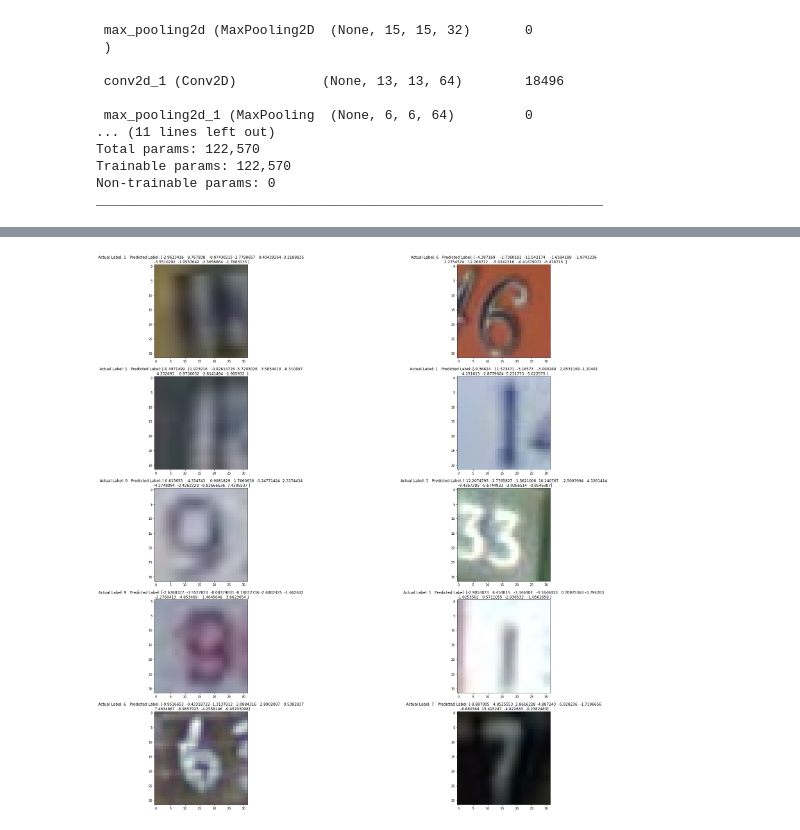
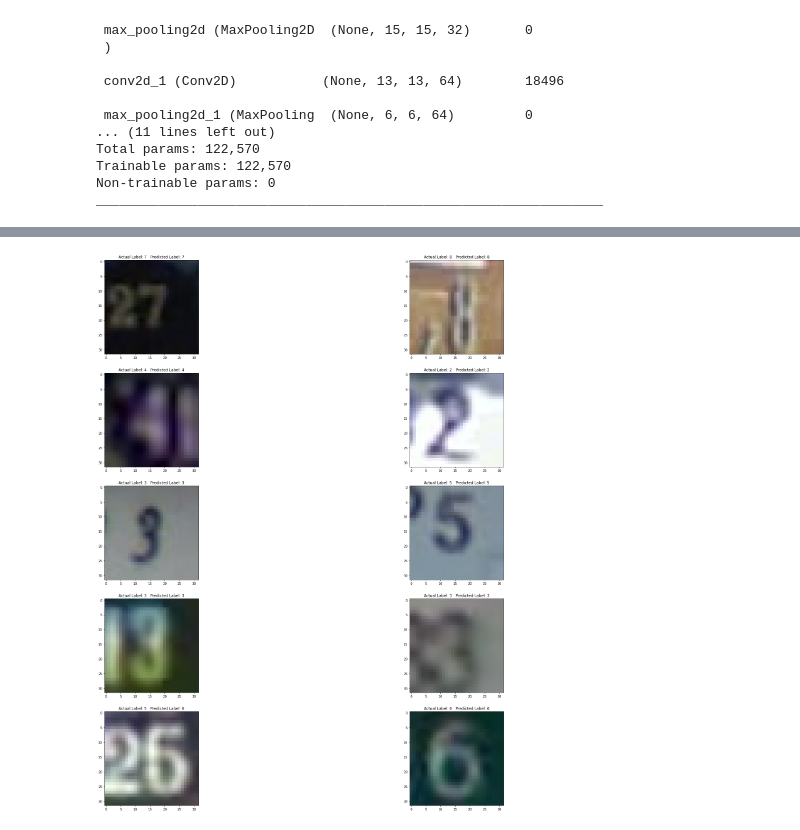
Before and after one commit to cememirsenyurt/StreetViewHouseNumbersRecognition, a Jupyter notebook: CNNTest.ipynb, the cells around one changed output, grey strips where cells are left out. Drawn from its saved outputs; the diff is of its cells as text; code cells hidden in the pictures.

Commit message:
Added visualization to CNNTest

```diff
--- a/CNNTest.ipynb
+++ b/CNNTest.ipynb
@@ -92,12 +92,12 @@ Test accuracy: 0.8958973288536072
 # %%
 # Display 10 random testing images and their predicted and actual label
 y_te_pred = model.predict(X_te)
 n = X_te.shape[0]
 s = 10
 f, ax = plt.subplots(s//2, 2, figsize=(32, 32))
 rand_ind = np.random.randint(0, high=n, size=s)
 for i, ind in zip(range(s),rand_ind):
     ax[i//2][i%2].imshow(X_te[ind,:,:,:])
-    ax[i//2][i%2].set_title("Actual Label: {}   Predicted Label: {}".format(y_te[ind][0], y_te_pred[ind]))
+    ax[i//2][i%2].set_title("Actual Label: {}   Predicted Label: {}".format(y_te[ind][0], np.argmax(y_te_pred[ind])))
 # %% [output]
-[figure, old version]
+[figure, new version]
```
Also changed, not shown: parts of 2 cells of this notebook.
